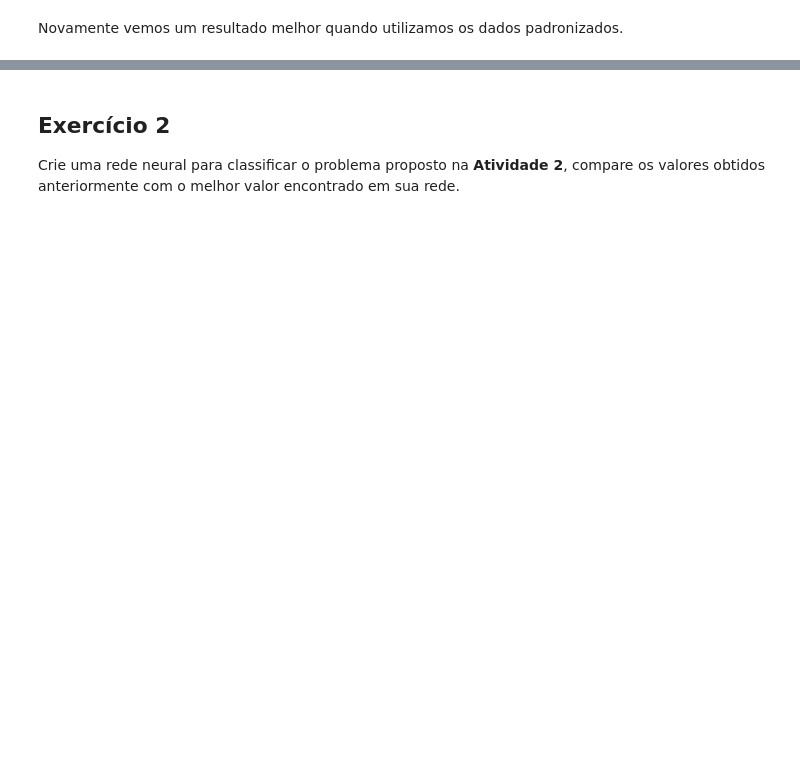
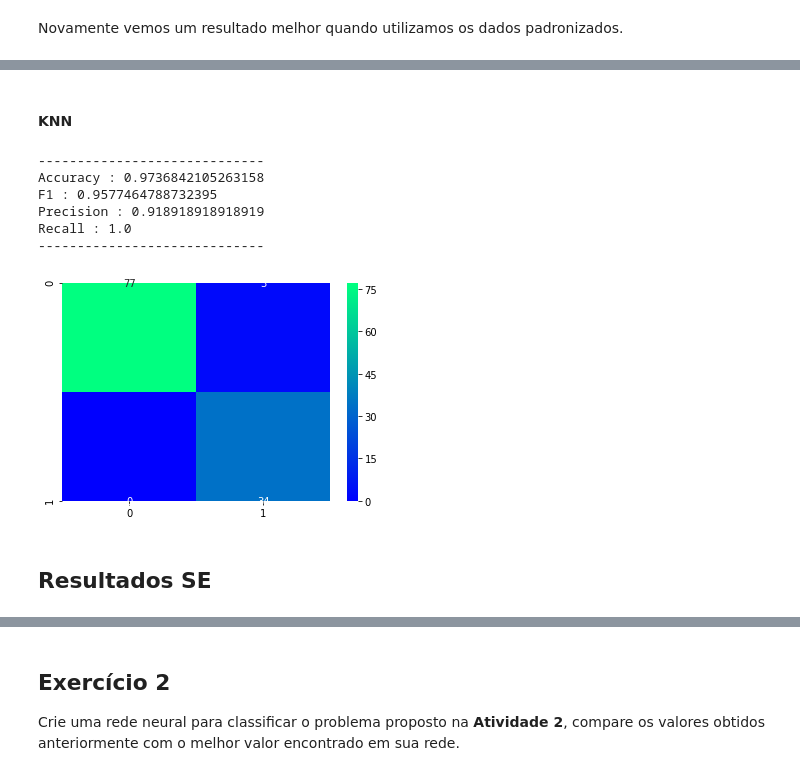
Before and after one commit to pgiaeinstein/cnn, a Jupyter notebook: Atividade2.ipynb, the cells around one changed output, grey strips where cells are left out. Cells and saved outputs as stored; diff of their text form; code cells hidden in the pictures; blank space fills up the shorter version.

```diff
--- a/Atividade2.ipynb
+++ b/Atividade2.ipynb
@@ -325,0 +659,15 @@ Novamente vemos um resultado melhor quando utilizamos os dados padronizados.
+# %% [markdown]
+#### KNN
+# %%
+knn_model = KNeighborsClassifier()
+testa_modelo(knn_model, X_train_worst_scaler, X_test_worst_scaler, Y_train_worst, Y_test_worst)
+# %% [output]
+-----------------------------
+Accuracy : 0.9736842105263158
+F1 : 0.9577464788732395
+Precision : 0.918918918918919
+Recall : 1.0
+-----------------------------
+[figure, added]
+# %% [markdown]
+## Resultados SE
```
Also changed, not shown: parts of 65 cells of this notebook.
